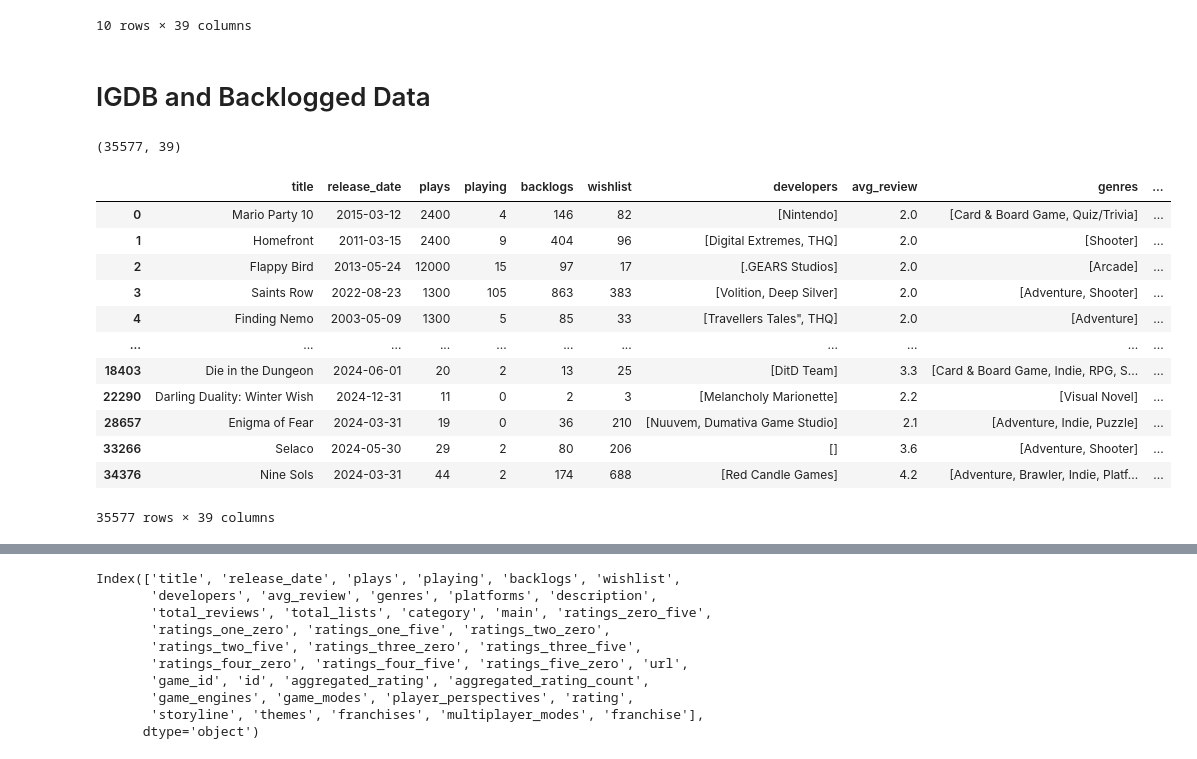
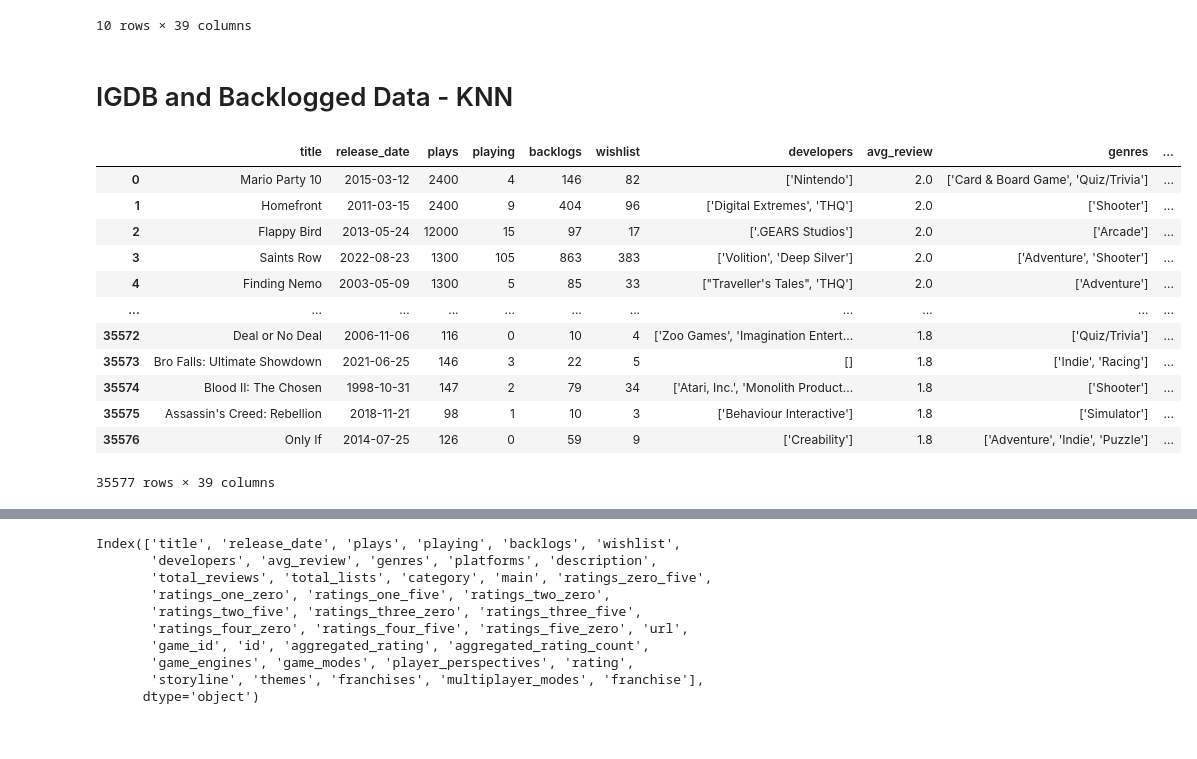
Before and after one commit to Ant-mel/legendary_game_recs, a Jupyter notebook: notebook/2024_test.ipynb, the cells around one changed output, grey strips where cells are left out. Drawn from its saved outputs; the diff is of its cells as text; code cells hidden in the pictures.

```diff
--- a/notebook/2024_test.ipynb
+++ b/notebook/2024_test.ipynb
@@ -428,5 +428,5 @@ job = client.load_table_from_dataframe(everything, 'legendary-game-recs.game_dat
 job_config = bigquery.LoadJobConfig(write_disposition='WRITE_TRUNCATE')
 job = client.load_table_from_dataframe(missed, 'legendary-game-recs.game_data_01_24.missed_api_data', job_config=job_config)
 # %% [markdown]
-# IGDB and Backlogged Data
+# IGDB and Backlogged Data - KNN
 # %%
@@ -448,6 +450,18 @@ query_job = client.query(query)
 results = query_job.result()
 all_data = results.to_dataframe()
 # %%
-all_data.shape
+all_data
 # %% [output]
+|  | title | release_date | plays | playing | backlogs | wishlist | developers | avg_review | genres | ... |
+| 0 | Mario Party 10 | 2015-03-12 | 2400 | 4 | 146 | 82 | ['Nintendo'] | 2.0 | ['Card & Board Game', 'Quiz/Trivia'] | ... |
+| 1 | Homefront | 2011-03-15 | 2400 | 9 | 404 | 96 | ['Digital Extremes', 'THQ'] | 2.0 | ['Shooter'] | ... |
+| 2 | Flappy Bird | 2013-05-24 | 12000 | 15 | 97 | 17 | ['.GEARS Studios'] | 2.0 | ['Arcade'] | ... |
+| 3 | Saints Row | 2022-08-23 | 1300 | 105 | 863 | 383 | ['Volition', 'Deep Silver'] | 2.0 | ['Adventure', 'Shooter'] | ... |
+| 4 | Finding Nemo | 2003-05-09 | 1300 | 5 | 85 | 33 | ["Traveller's Tales", 'THQ'] | 2.0 | ['Adventure'] | ... |
+| ... | ... | ... | ... | ... | ... | ... | ... | ... | ... | ... |
+| 35572 | Deal or No Deal | 2006-11-06 | 116 | 0 | 10 | 4 | ['Zoo Games', 'Imagination Entert... | 1.8 | ['Quiz/Trivia'] | ... |
+| 35573 | Bro Falls: Ultimate Showdown | 2021-06-25 | 146 | 3 | 22 | 5 | [] | 1.8 | ['Indie', 'Racing'] | ... |
+| 35574 | Blood II: The Chosen | 1998-10-31 | 147 | 2 | 79 | 34 | ['Atari, Inc.', 'Monolith Product... | 1.8 | ['Shooter'] | ... |
+| 35575 | Assassin's Creed: Rebellion | 2018-11-21 | 98 | 1 | 10 | 3 | ['Behaviour Interactive'] | 1.8 | ['Simulator'] | ... |
+| 35576 | Only If | 2014-07-25 | 126 | 0 | 59 | 9 | ['Creability'] | 1.8 | ['Adventure', 'Indie', 'Puzzle'] | ... |
-(35577, 39)
+35577 rows × 39 columns
@@ -456,17 +487,0 @@ released_games, upcoming_games = process_raw_data(all_data, 2024, 1, 26)
-# %%
-all_games_processed = pd.concat([released_games, upcoming_games])
-all_games_processed
-# %% [output]
-|  | title | release_date | plays | playing | backlogs | wishlist | developers | avg_review | genres | ... |
-| 0 | Mario Party 10 | 2015-03-12 | 2400 | 4 | 146 | 82 | [Nintendo] | 2.0 | [Card & Board Game, Quiz/Trivia] | ... |
-| 1 | Homefront | 2011-03-15 | 2400 | 9 | 404 | 96 | [Digital Extremes, THQ] | 2.0 | [Shooter] | ... |
-| 2 | Flappy Bird | 2013-05-24 | 12000 | 15 | 97 | 17 | [.GEARS Studios] | 2.0 | [Arcade] | ... |
-| 3 | Saints Row | 2022-08-23 | 1300 | 105 | 863 | 383 | [Volition, Deep Silver] | 2.0 | [Adventure, Shooter] | ... |
-| 4 | Finding Nemo | 2003-05-09 | 1300 | 5 | 85 | 33 | [Travellers Tales", THQ] | 2.0 | [Adventure] | ... |
-| ... | ... | ... | ... | ... | ... | ... | ... | ... | ... | ... |
-| 18403 | Die in the Dungeon | 2024-06-01 | 20 | 2 | 13 | 25 | [DitD Team] | 3.3 | [Card & Board Game, Indie, RPG, S... | ... |
-| 22290 | Darling Duality: Winter Wish | 2024-12-31 | 11 | 0 | 2 | 3 | [Melancholy Marionette] | 2.2 | [Visual Novel] | ... |
-| 28657 | Enigma of Fear | 2024-03-31 | 19 | 0 | 36 | 210 | [Nuuvem, Dumativa Game Studio] | 2.1 | [Adventure, Indie, Puzzle] | ... |
-| 33266 | Selaco | 2024-05-30 | 29 | 2 | 80 | 206 | [] | 3.6 | [Adventure, Shooter] | ... |
-| 34376 | Nine Sols | 2024-03-31 | 44 | 2 | 174 | 688 | [Red Candle Games] | 4.2 | [Adventure, Brawler, Indie, Platf... | ... |
-35577 rows × 39 columns
```
Also changed, not shown: parts of 28 cells of this notebook, 5 other files.
